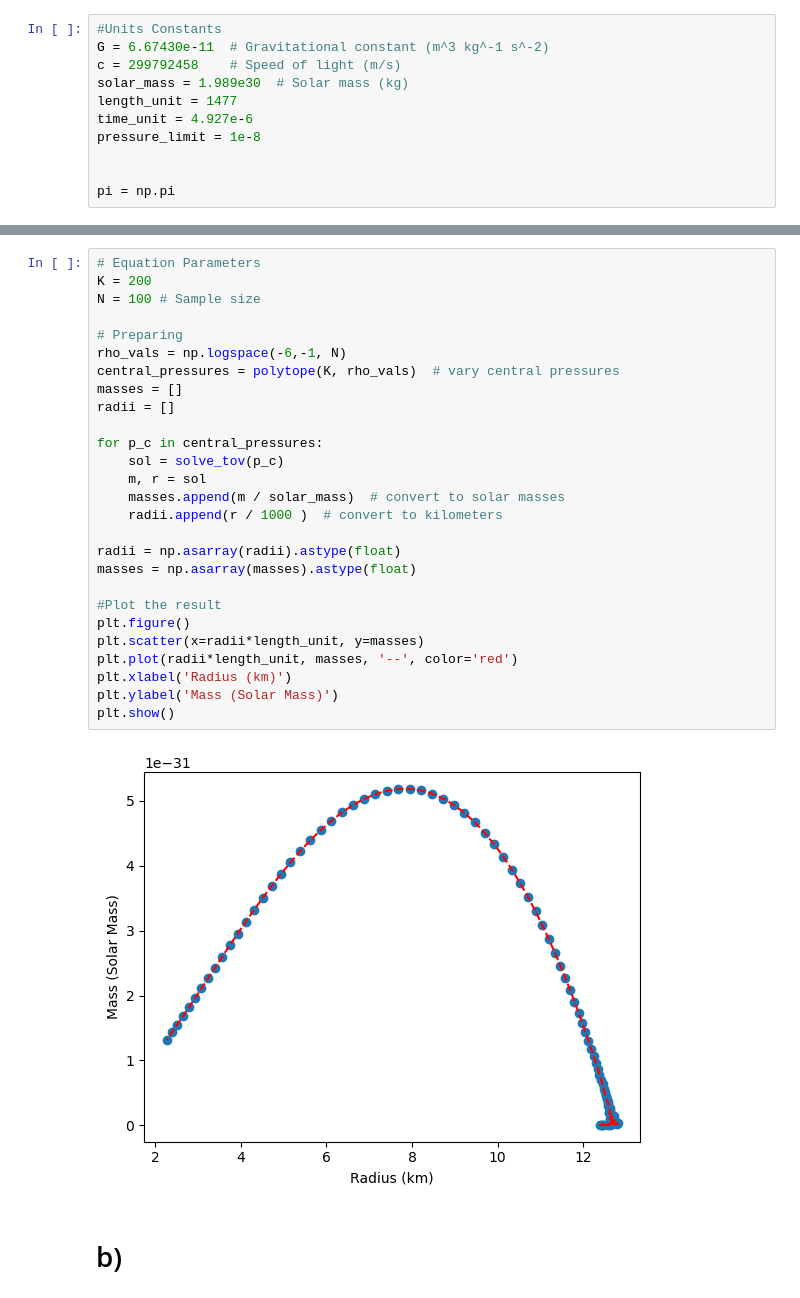
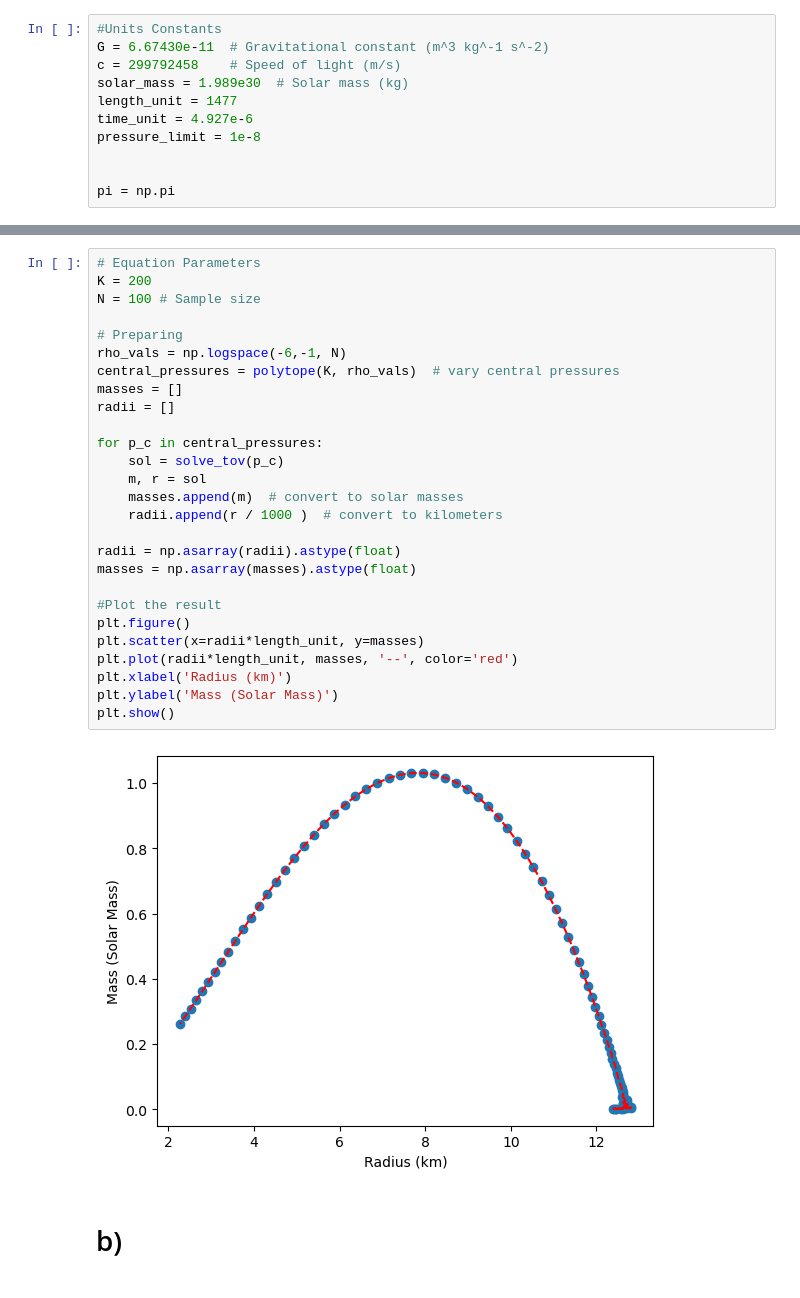
Before and after one commit to eamasya19/phys414_final_project, a Jupyter notebook: einstein.ipynb, the cells around one changed output, grey strips where cells are left out. Drawn from its saved outputs; the diff is of its cells as text.

```diff
--- a/einstein.ipynb
+++ b/einstein.ipynb
@@ -69,32 +71,32 @@ def solve_tov(p_c):
 # %%
 # Equation Parameters
 K = 200
 N = 100 # Sample size
 
 # Preparing
 rho_vals = np.logspace(-6,-1, N)
 central_pressures = polytope(K, rho_vals)  # vary central pressures
 masses = []
 radii = []
 
 for p_c in central_pressures:
     sol = solve_tov(p_c)
     m, r = sol
-    masses.append(m / solar_mass)  # convert to solar masses
+    masses.append(m)  # convert to solar masses
     radii.append(r / 1000 )  # convert to kilometers
 
 radii = np.asarray(radii).astype(float)
 masses = np.asarray(masses).astype(float)
 
 #Plot the result
 plt.figure()
 plt.scatter(x=radii*length_unit, y=masses)
 plt.plot(radii*length_unit, masses, '--', color='red')
 plt.xlabel('Radius (km)')
 plt.ylabel('Mass (Solar Mass)')
 plt.show()
 # %% [output]
-[figure, old version]
+[figure, new version]
 # %% [markdown]
 # b)
 # %%
```
Also changed, not shown: parts of 9 cells of this notebook, 3 other files.
